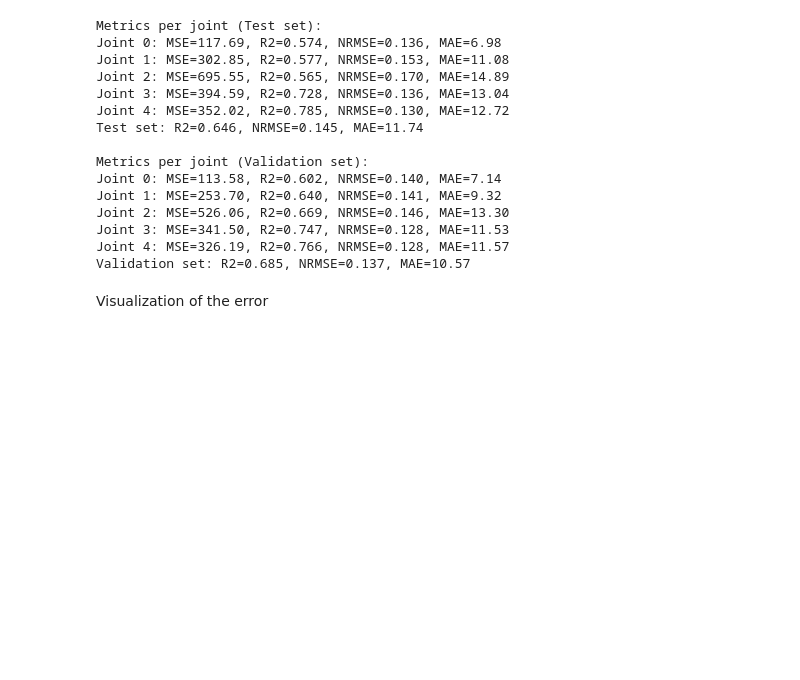
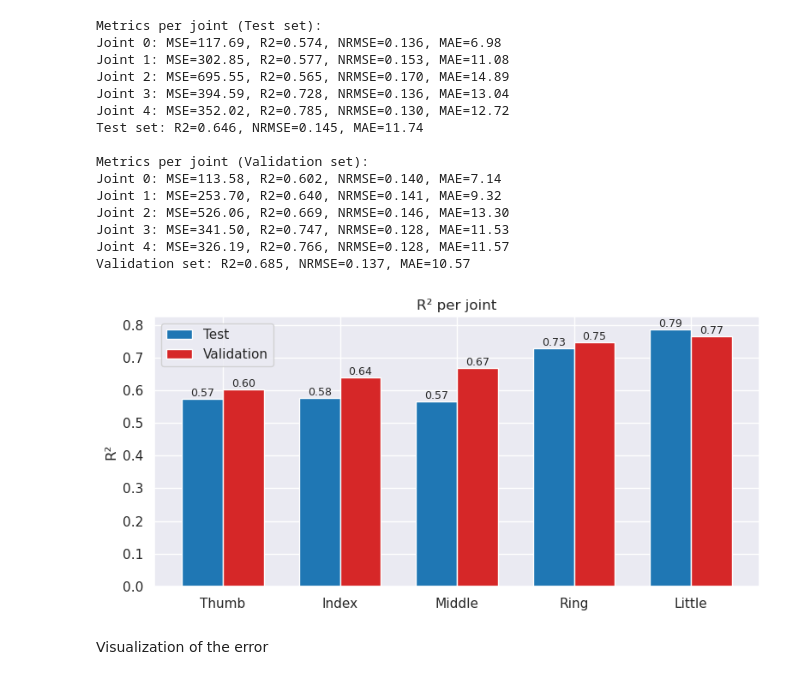
Before and after one commit to Tournedos/NSSP_project2_groupK, a Jupyter notebook: Part3.ipynb, the cells around one changed output. Saved outputs shown, nothing was run; the diff lists cells and outputs as text; code cells hidden in the pictures; blank space fills up the shorter version.

```diff
--- a/Part3.ipynb
+++ b/Part3.ipynb
@@ -499,19 +474,46 @@ Joint 3: MSE=341.50, R2=0.747, NRMSE=0.128, MAE=11.53
 Joint 4: MSE=326.19, R2=0.766, NRMSE=0.128, MAE=11.57
 Validation set: R2=0.685, NRMSE=0.137, MAE=10.57
 # %%
-fig, ax = plt.subplots(1, 2, figsize=(10, 4))
+joint_names = ["Thumb", "Index", "Middle", "Ring", "Little"]
 
-ax[0].bar(joint_names, r2_per_joint)
-ax[0].set_title("R² per joint")
-ax[0].set_ylabel("R²")
-ax[0].set_ylim(0, 1)
+r2_test_joints = [m[1] for m in metrics_test]
+r2_val_joints  = [m[1] for m in metrics_val]
 
-ax[1].bar(joint_names, nrmse_per_joint)
-ax[1].set_title("NRMSE per joint")
-ax[1].set_ylabel("NRMSE")
+x = np.arange(len(joint_names))
+width = 0.35
+
+fig, ax = plt.subplots(figsize=(8,4))
+
+bars_test = ax.bar(
+    x - width/2, r2_test_joints, width,
+    label="Test", color="#1f77b4"   # blue
+)
+
+bars_val = ax.bar(
+    x + width/2, r2_val_joints, width,
+    label="Validation", color="#d62728"  # orange
+)
+
+ax.set_ylabel("R²")
+ax.set_title("R² per joint")
+ax.set_xticks(x)
+ax.set_xticklabels(joint_names)
+ax.legend()
+
+# ---- values on top of bars ----
+for bars in [bars_test, bars_val]:
+    for bar in bars:
+        ax.text(
+            bar.get_x() + bar.get_width()/2,
+            bar.get_height(),
+            f"{bar.get_height():.2f}",
+            ha="center", va="bottom", fontsize=9
+        )
 
 plt.tight_layout()
 plt.show()
+# %% [output]
+[figure, added]
 # %% [markdown]
 Visualization of the error
 # %%
```
Also changed, not shown: parts of 1 cell of this notebook.
